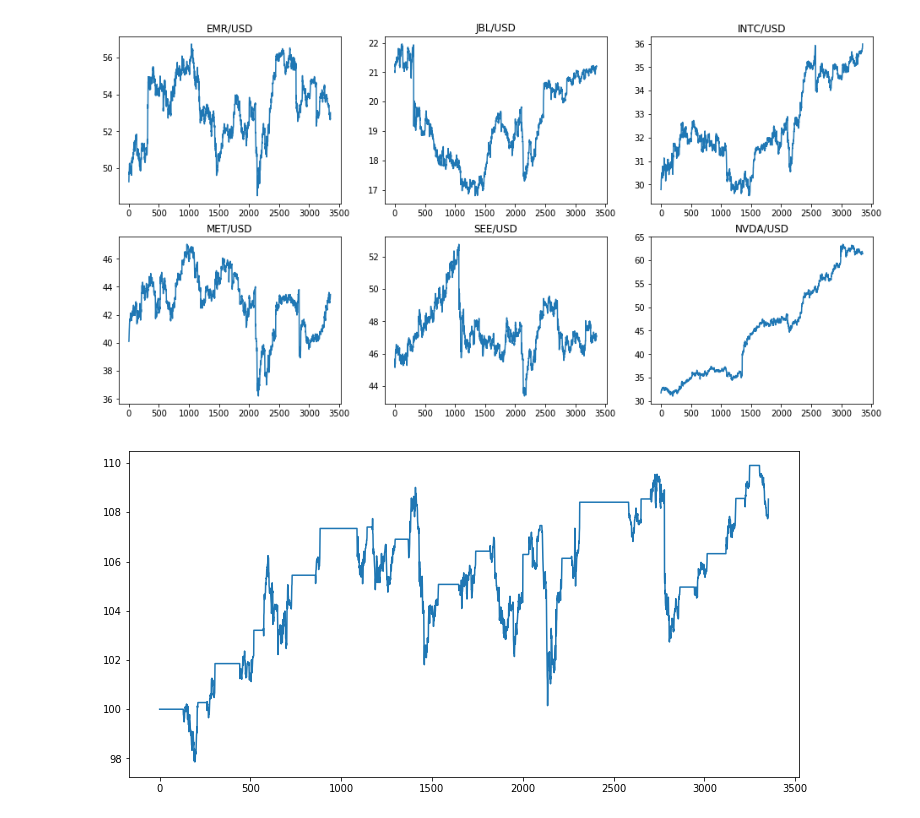
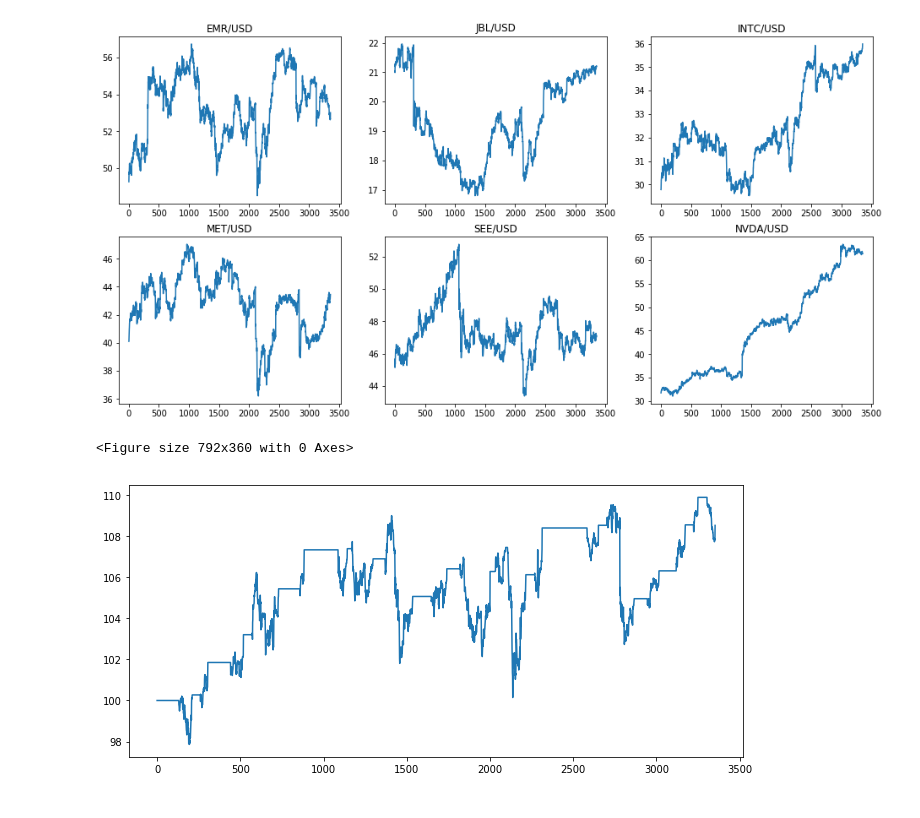
Before and after one commit to snp600/trading-alchemy, a Jupyter notebook: backtesting/demo.ipynb, the cells around one changed output. Saved outputs shown, nothing was run; the diff lists cells and outputs as text; code cells hidden in the pictures.

Commit message:
initial test

```diff
--- a/backtesting/demo.ipynb
+++ b/backtesting/demo.ipynb
@@ -142,9 +142,15 @@ class SingleInstrumentBacktest:
     def show_results(self):
         plt.plot(range(self.periods), self.balance)
 # %%
-plt.figure(figsize(12,6))
-test = SingleInstrumentBacktest(df_emr)
-test.add_indicator_marks()
-test.full_backtest()
+plt.figure(figsize(11,5))
+
+def test(df):
+    test = SingleInstrumentBacktest(df)
+    test.add_indicator_marks()
+    test.full_backtest()
 # %% [output]
-[figure, removed]
+<Figure size 792x360 with 0 Axes>
+# %%
+test(df_emr)
+# %% [output]
+[figure, added]
```
Also changed, not shown: parts of 5 cells of this notebook.
